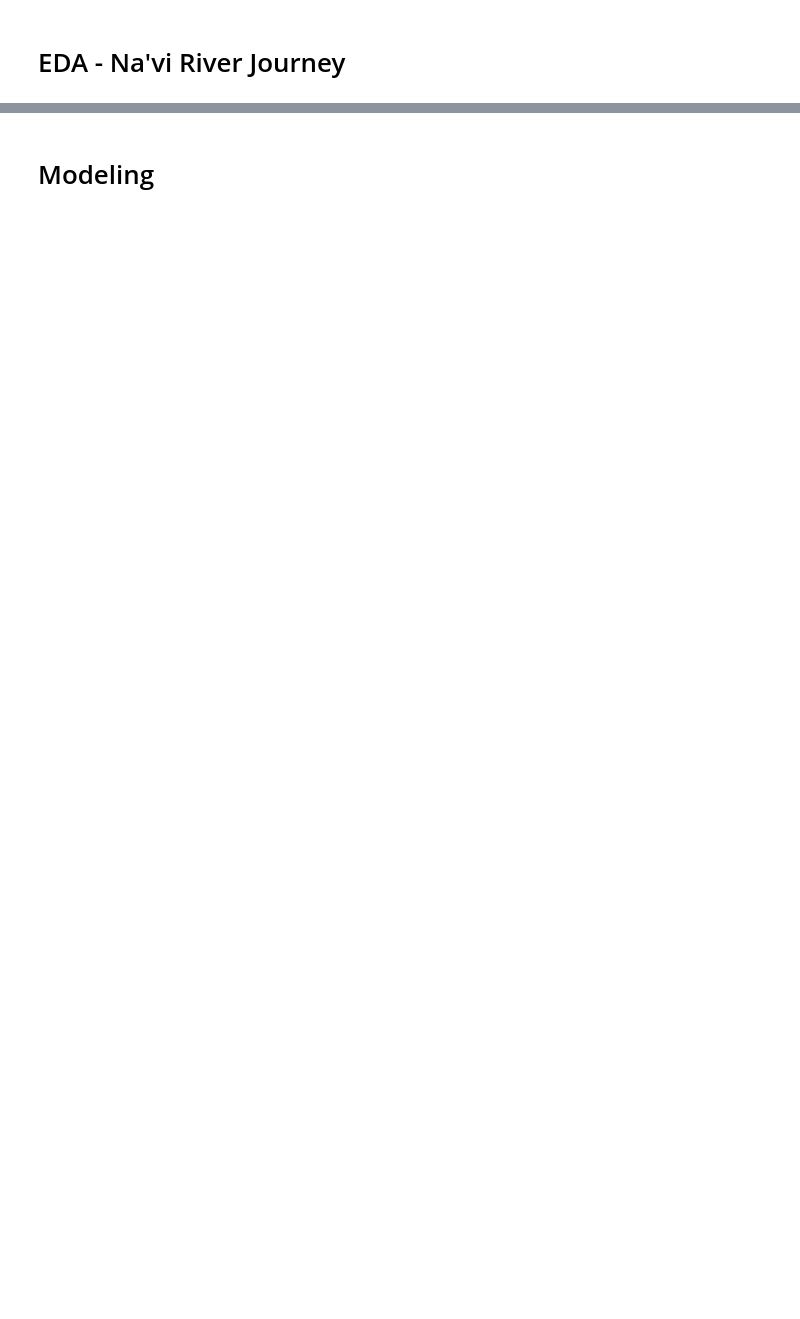
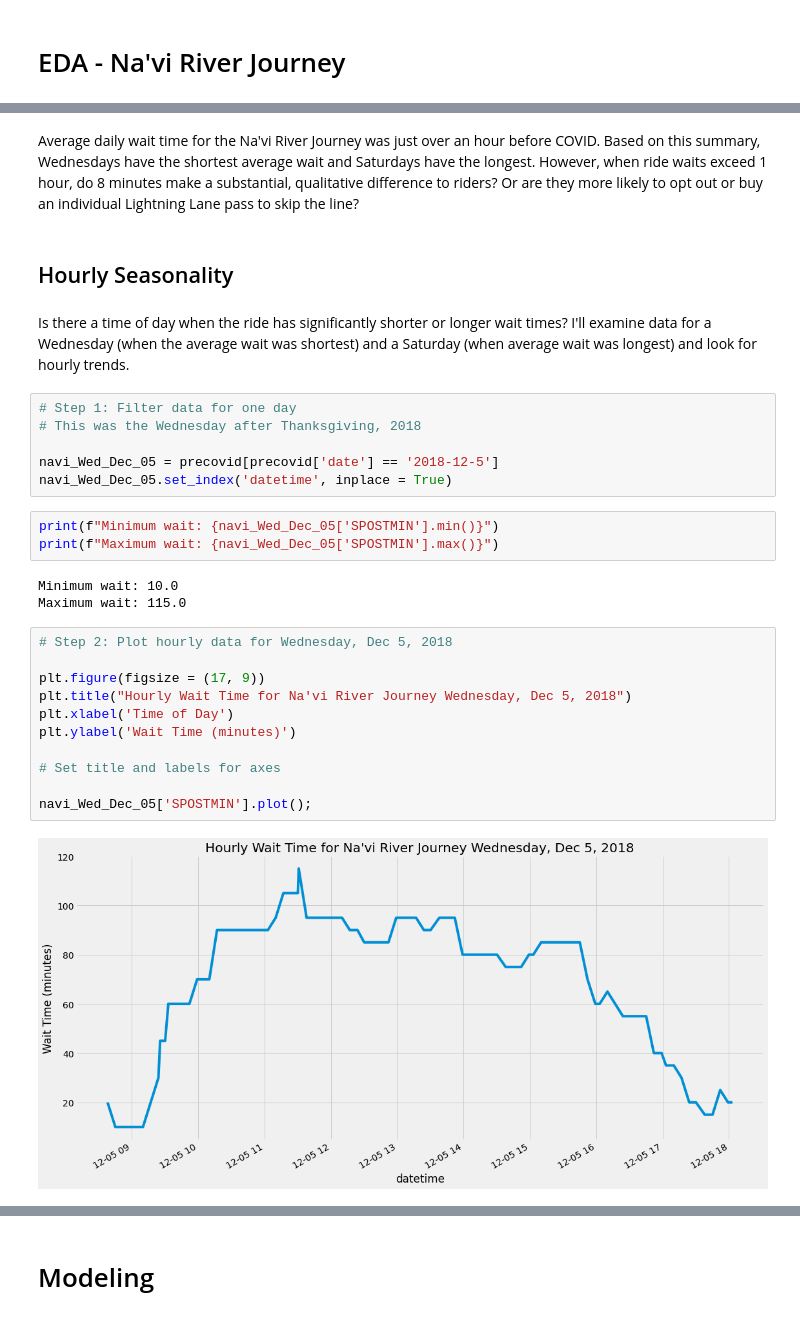
Before and after one commit to usability42/Disney_Wait_Times, a Jupyter notebook: Notebook-2-Navi-River-Journey.ipynb, the cells around one changed output, grey strips where cells are left out. Saved outputs shown, nothing was run; the diff lists cells and outputs as text; blank space fills up the shorter version.

```diff
--- a/Notebook-2-Navi-River-Journey.ipynb
+++ b/Notebook-2-Navi-River-Journey.ipynb
@@ -196,0 +196,31 @@ It appears that wait times decreased approximately 15 minutes during covid.
+# %% [markdown]
+Average daily wait time for the Na'vi River Journey was just over an hour before COVID.  Based on this summary, Wednesdays have the shortest average wait and Saturdays have the longest.  However, when ride waits exceed 1 hour, do 8 minutes make a substantial, qualitative difference to riders?  Or are they more likely to opt out or buy an individual Lightning Lane pass to skip the line?
+# %% [markdown]
+## Hourly Seasonality
+# %% [markdown]
+Is there a time of day when the ride has significantly shorter or longer wait times?  I'll examine data for a Wednesday (when the average wait was shortest) and a Saturday (when average wait was longest) and look for hourly trends.
+# %%
+# Step 1: Filter data for one day
+# This was the Wednesday after Thanksgiving, 2018
+
+navi_Wed_Dec_05 = precovid[precovid['date'] == '2018-12-5']
+navi_Wed_Dec_05.set_index('datetime', inplace = True)
+# %%
+print(f"Minimum wait: {navi_Wed_Dec_05['SPOSTMIN'].min()}")
+print(f"Maximum wait: {navi_Wed_Dec_05['SPOSTMIN'].max()}")
+# %% [output]
+Minimum wait: 10.0
+Maximum wait: 115.0
+# %%
+# Step 2: Plot hourly data for Wednesday, Dec 5, 2018
+
+plt.figure(figsize = (17, 9))
+plt.title("Hourly Wait Time for Na'vi River Journey Wednesday, Dec 5, 2018")
+plt.xlabel('Time of Day')
+plt.ylabel('Wait Time (minutes)')
+
+# Set title and labels for axes
+
+navi_Wed_Dec_05['SPOSTMIN'].plot();
+# %% [output]
+[figure, added]
```
Also changed, not shown: parts of 134 cells of this notebook, 17 other files.
